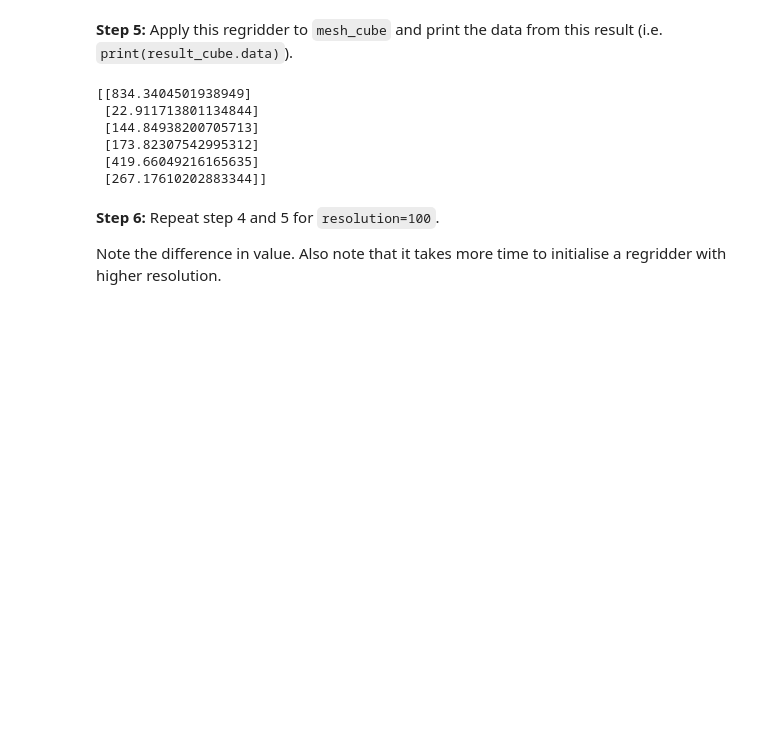
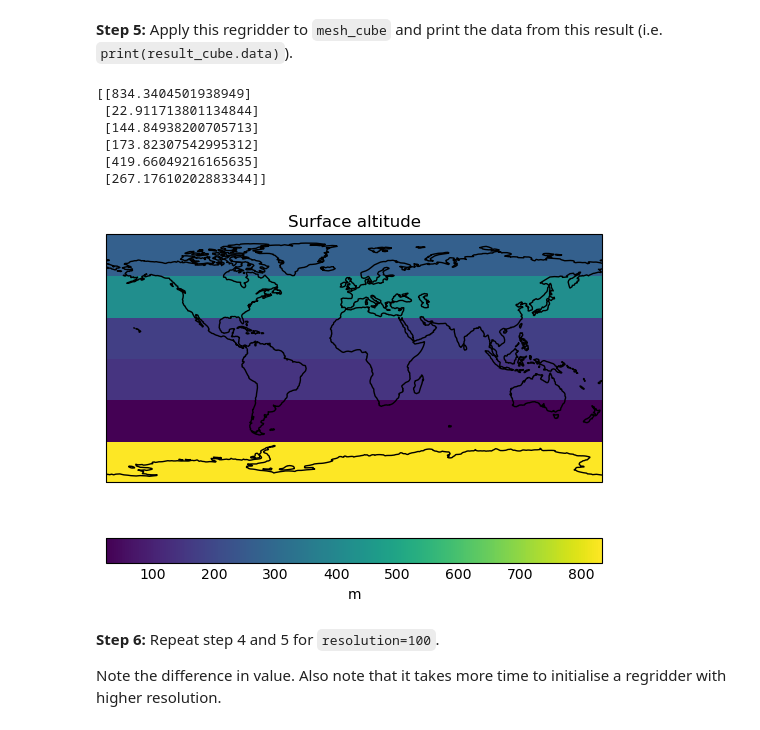
Before and after one commit to scitools-classroom/iris-mesh-tutorial, a Jupyter notebook: notebooks/Sec_05_Regridding.ipynb, the cells around one changed output. Saved outputs shown, nothing was run; the diff lists cells and outputs as text; code cells hidden in the pictures; blank space fills up the shorter version.

```diff
--- a/notebooks/Sec_05_Regridding.ipynb
+++ b/notebooks/Sec_05_Regridding.ipynb
@@ -291,13 +292,17 @@ lat_band_mean_calculator_10 = MeshToGridESMFRegridder(mesh_cube, lat_band_cube,
 # %%
 lat_band_mean_10 = lat_band_mean_calculator_10(mesh_cube)
 print(lat_band_mean_10.data)
+iqplt.pcolormesh(lat_band_mean_10)
+plt.gca().coastlines()
+plt.show()
 # %% [output]
 [[834.3404501938949]
  [22.911713801134844]
  [144.84938200705713]
  [173.82307542995312]
  [419.66049216165635]
  [267.17610202883344]]
+[figure, added]
 # %% [markdown]
 **Step 6:** Repeat step 4 and 5 for `resolution=100`.
 
```
Also changed, not shown: parts of 17 cells of this notebook, 1 other file.
